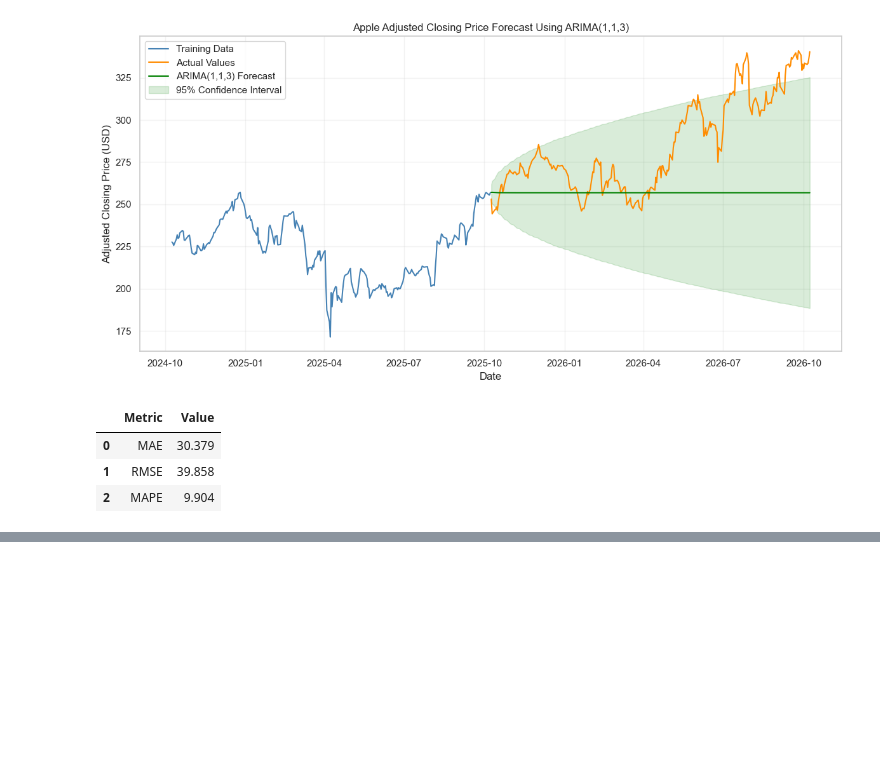
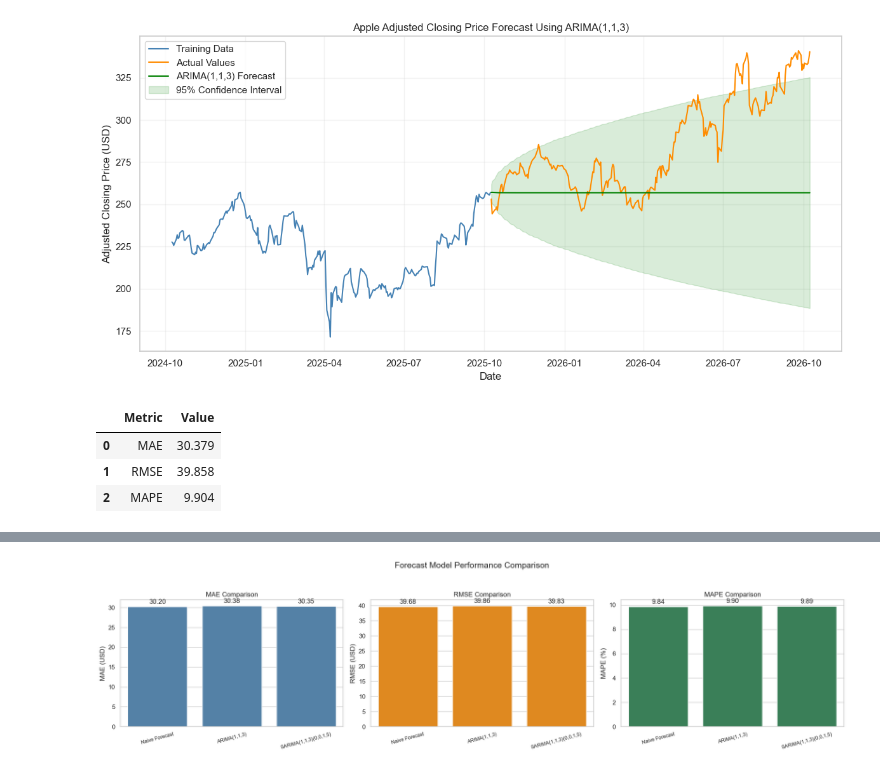
Before and after one commit to 2026228-dev/CA1MLB-2026228, a Jupyter notebook: AAPL.ipynb, the cells around one changed output, grey strips where cells are left out. Saved outputs shown, nothing was run; the diff lists cells and outputs as text; code cells hidden in the pictures; blank space fills up the shorter version.

```diff
--- a/AAPL.ipynb
+++ b/AAPL.ipynb
@@ -2182,0 +2471,49 @@ The ARIMA(1,1,3) model showed weak forecasting performance for this dataset and
+# %%
+# Create three charts side by side
+fig, axes = plt.subplots(1, 3, figsize=(19, 5))
+
+metrics = ["MAE", "RMSE", "MAPE"]
+colours = ["steelblue", "darkorange", "seagreen"]
+
+# Correct measurement unit for each metric
+y_labels = {
+    "MAE": "MAE (USD)",
+    "RMSE": "RMSE (USD)",
+    "MAPE": "MAPE (%)"
+}
+
+for ax, metric, colour in zip(axes, metrics, colours):
+
+    sns.barplot(
+        data=final_model_comparison,
+        x="Model",
+        y=metric,
+        color=colour,
+        ax=ax
+    )
+
+    ax.set_title(f"{metric} Comparison")
+    ax.set_xlabel("")
+    ax.set_ylabel(y_labels[metric])
+    ax.tick_params(axis="x", rotation=15, labelsize=9)
+
+    # Display the values above the bars
+    for container in ax.containers:
+        ax.bar_label(
+            container,
+            fmt="%.2f",
+            padding=3
+        )
+
+# Main title
+plt.suptitle(
+    "Forecast Model Performance Comparison",
+    fontsize=15
+)
+
+# Adjust spacing between the title and charts
+plt.tight_layout(rect=[0, 0, 1, 0.94])
+
+plt.show()
+# %% [output]
+[figure, added]
```
Also changed, not shown: parts of 62 cells of this notebook, 1 other file.
